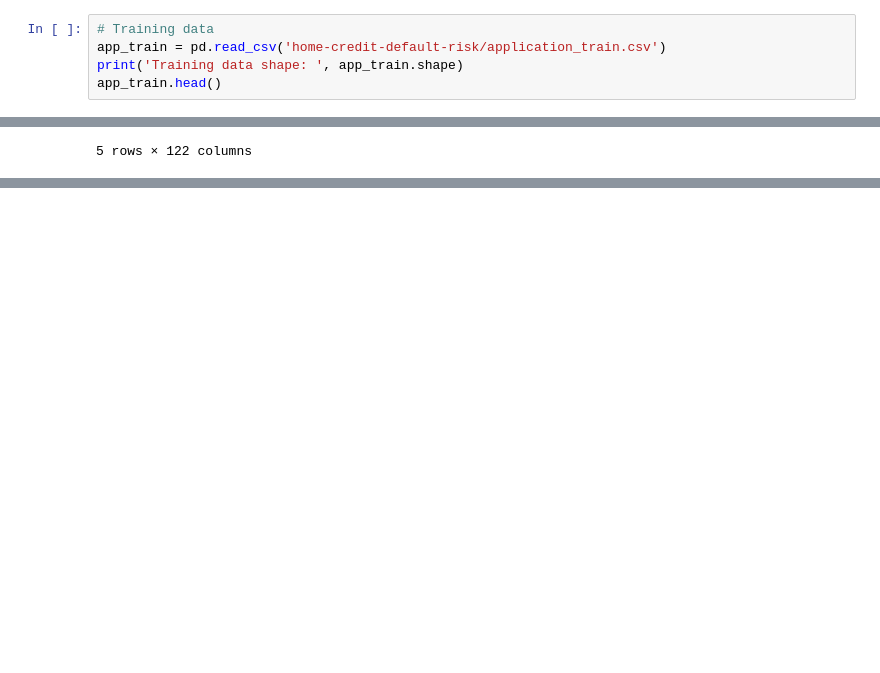
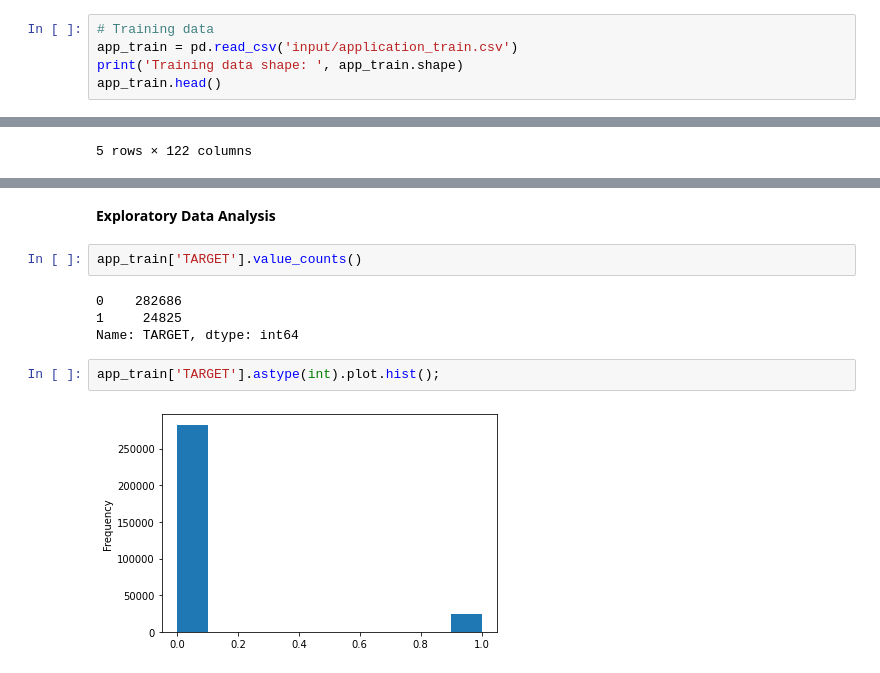
Before and after one commit to sahupra1357/FeatureEngineering, a Jupyter notebook: FeatureSelection.ipynb, the cells around one changed output, grey strips where cells are left out. Drawn from its saved outputs; the diff is of its cells as text; blank space fills up the shorter version.

```diff
--- a/FeatureSelection.ipynb
+++ b/FeatureSelection.ipynb
@@ -87,7 +93,7 @@ print(os.listdir("home-credit-default-risk"))
 ['credit_card_balance.csv', 'bureau.csv', 'HomeCredit_columns_description.csv', 'installments_payments.csv', 'application_test.csv', 'bureau_balance.csv', 'application_train.csv', 'sample_submission.c ...
 # %%
 # Training data
-app_train = pd.read_csv('home-credit-default-risk/application_train.csv')
+app_train = pd.read_csv('input/application_train.csv')
 print('Training data shape: ', app_train.shape)
 app_train.head()
 # %% [output]
@@ -101,0 +122,12 @@ Training data shape:  (307511, 122)
+# %% [markdown]
+**Exploratory Data Analysis**
+# %%
+app_train['TARGET'].value_counts()
+# %% [output]
+0    282686
+1     24825
+Name: TARGET, dtype: int64
+# %%
+app_train['TARGET'].astype(int).plot.hist();
+# %% [output]
+[figure, added]
```
Also changed, not shown: parts of 14 cells of this notebook.
